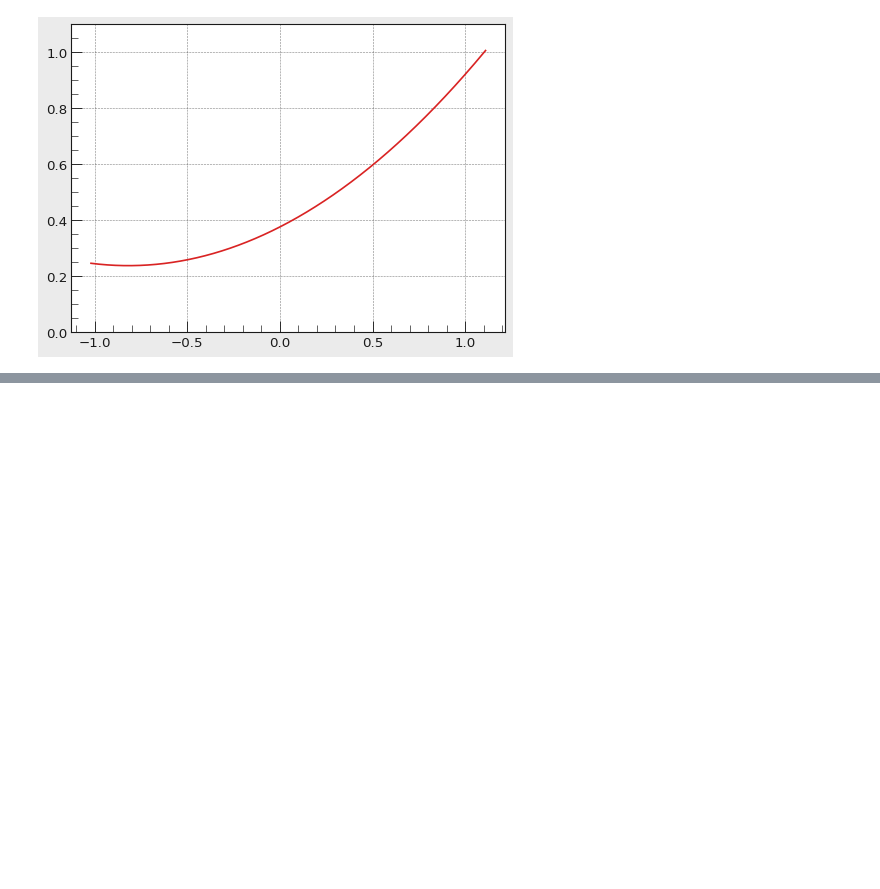
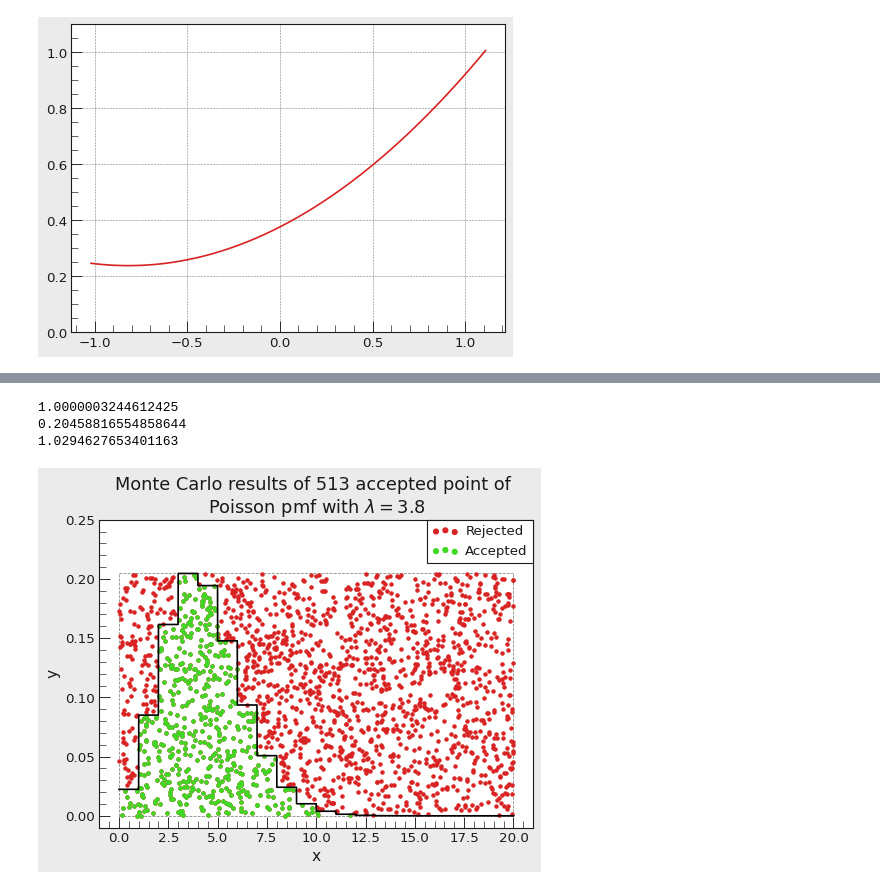
Before and after one commit to PhilKofoed/AMAS2023, a Jupyter notebook: Philip/Problemset2/Problemset2.ipynb, the cells around one changed output, grey strips where cells are left out. Saved outputs shown, nothing was run; the diff lists cells and outputs as text; code cells hidden in the pictures; blank space fills up the shorter version.

```diff
--- a/Philip/Problemset2/Problemset2.ipynb
+++ b/Philip/Problemset2/Problemset2.ipynb
@@ -138,0 +138,45 @@ plt.scatter(x,y)
+# %%
+def poisson_pmf(x, norm, lamb):
+    return norm * stats.poisson.pmf(np.floor(x), lamb)
+
+xmin = 0
+xmax = 20
+
+lamb = 3.8
+poi_norm = num_int2(poisson_pmf, xmin, xmax, norm = 1, lamb = lamb)
+print(poi_norm) # num int gives 1.0000003. real int is
+
+
+ymin = 0
+ymax = poisson_pmf(lamb, 1, lamb)
+print(ymax)
+N_accept = 513
+
+xquick = np.linspace(xmin, xmax, 10000)
+yquick = poisson_pmf(xquick, poi_norm, lamb)
+
+x, y, area, allx, ally ,_,_ = acceptrejectdata(poisson_pmf, xmin, xmax, ymin, ymax, N_accept, norm = poi_norm, lamb = lamb)
+print(area)
+plt.plot(xquick, yquick, color = "k")
+plt.scatter(allx, ally, label = "Rejected")
+plt.scatter(x,y, color = "#3dd923", label = "Accepted")
+plt.grid(False)
+plt.hlines(ymin, xmin, xmax, color = "k", alpha = 0.5, zorder = -10, linestyle = "dashed", linewidth = 0.7)
+plt.hlines(ymax, xmin, xmax, color = "k", alpha = 0.5, zorder = -10, linestyle = "dashed", linewidth = 0.7)
+plt.vlines(xmin, ymin, ymax, color = "k", alpha = 0.5, zorder = -10, linestyle = "dashed", linewidth = 0.7)
+plt.vlines(xmax, ymin, ymax, color = "k", alpha = 0.5, zorder = -10, linestyle = "dashed", linewidth = 0.7)
+plt.ylim(-0.01, 0.25)
+# plt.xlim(-1.2, 1.2)
+plt.legend(scatterpoints = 3)
+plt.xlabel("x")
+plt.ylabel("y")
+plt.title("Monte Carlo results of 513 accepted point of \n" + r"Poisson pmf with $\lambda = 3.8$")
+plt.savefig("./montecarlo_poisson_1.pdf", facecolor = "white")
+plt.show()
+
+pd.DataFrame(np.array([x, y]).T, columns = ["x", "y"]).to_csv("./Kofoeddjursner_poisson.txt" , index = None)
+# %% [output]
+1.0000003244612425
+0.20458816554858644
+1.0294627653401163
+[figure, added]
```
Also changed, not shown: parts of 4 cells of this notebook, 6 other files.
